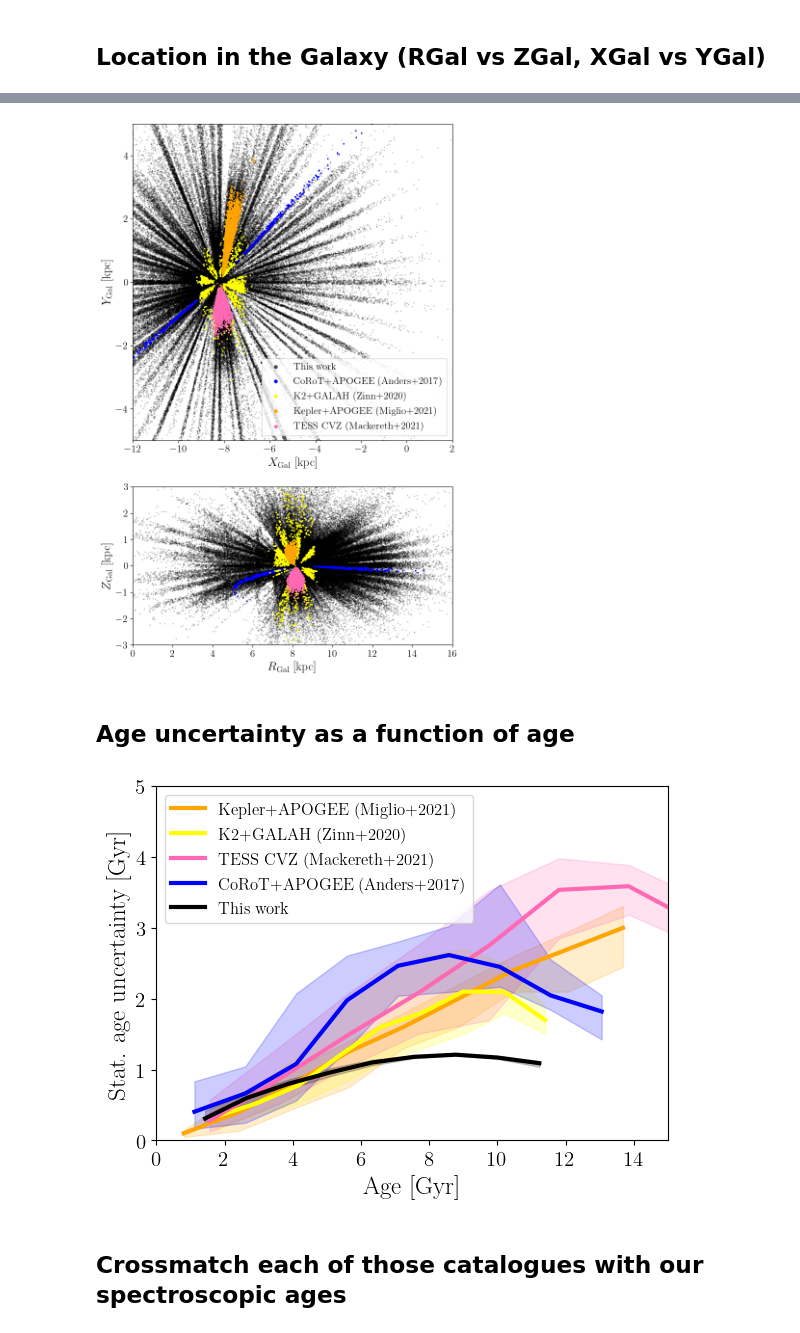
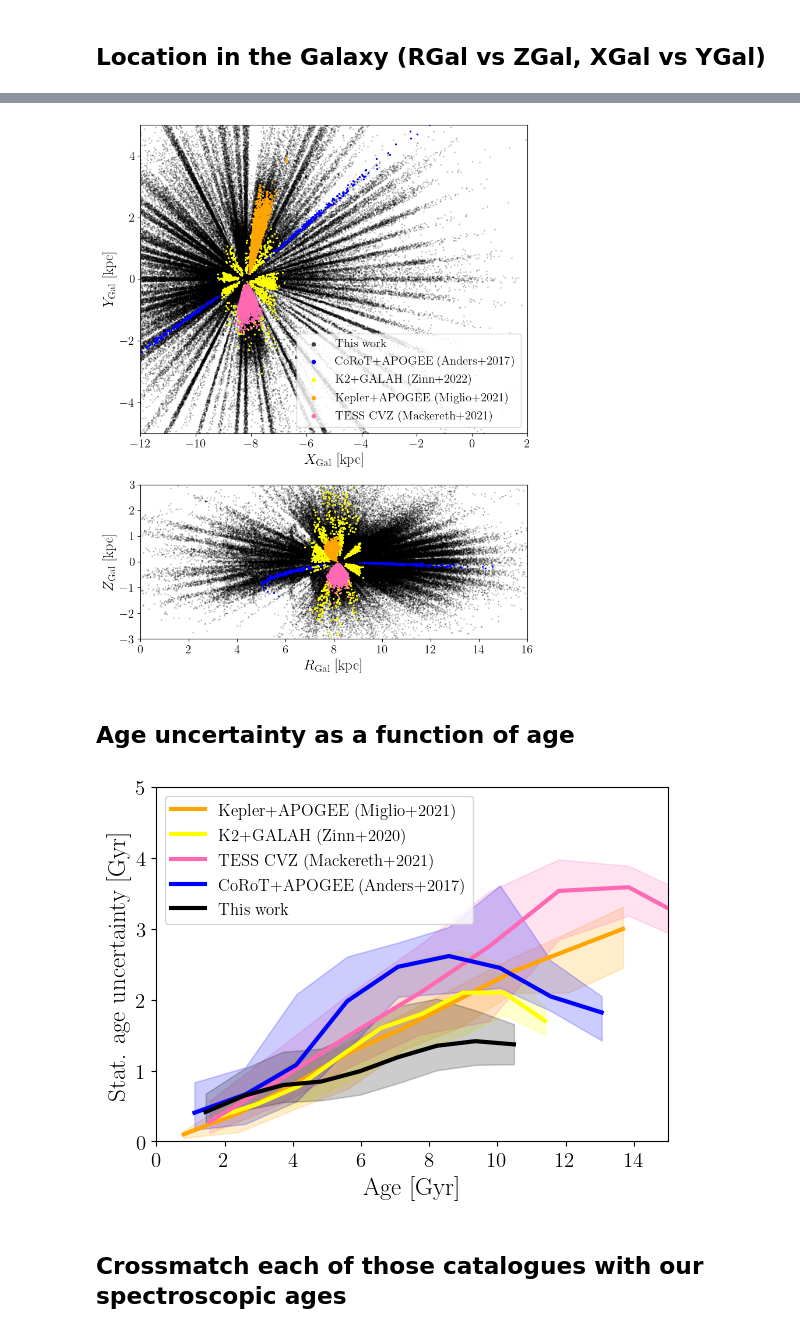
Before and after one commit to fjaellet/xgboost_chem_ages, a Jupyter notebook: py/test_age_catalogues.ipynb, the cells around one changed output, grey strips where cells are left out. Saved outputs shown, nothing was run; the diff lists cells and outputs as text; code cells hidden in the pictures.

Commit message:
update before resubmission, new version of the catalogue incl. ind. uncertainties & flags

```diff
--- a/py/test_age_catalogues.ipynb
+++ b/py/test_age_catalogues.ipynb
@@ -45,14 +45,15 @@ mpl.rc('text', usetex=True)
 ### Decide whether to produce comparison plots wrt to calibrated or uncalibrated ages:
 # %%
 calib        = False
-suffix       = "_230414"
+suffix       = "_230711"
 
 if calib:
     agecol = "spec_age"+suffix+"_calib"
 else:
     agecol = "spec_age"+suffix
 
-uncertcol  = "spec_age"+suffix+"_uncert"
+uncertcolu = "spec_age"+suffix+"_sigu"
+uncertcoll = "spec_age"+suffix+"_sigl"
 # %% [markdown]
 ## Read asteroseismic age data tables
 # %% [markdown]
@@ -84,6 +85,6 @@ We also have the K2 + GALAH data from [Zinn+2020](https://ui.adsabs.harvard.edu/
 # %%
-zinn2020 = Table.read("../data/k2_galah_zinn2020.fits")
-zinn2020
+zinn2022 = Table.read("../data/k2_galah_zinn2022.fits")
+zinn2022
 # %% [output]
 Table length=1347
 | EPIC | GALAH | age | e_age | FeH | Teff | MgFe | e_FeH | e_Teff | e_MgFe | sobject_id_1 | ... |
@@ -174,44 +221,44 @@ our_cat = dr17_master[ chem_age ]
 # %%
-f, (a0, a1) = plt.subplots(2, 1, height_ratios=[4, 2], figsize=(8,12))
+f, (a0, a1) = plt.subplots(2, 1, height_ratios=[4, 2], figsize=(8,10))
 
 # First fool the legend:
 a0.scatter([-999.], [-999.], c="k", s=20, alpha=0.7, label="This work")
 a0.scatter([-999.], [-999.], s=20, c="b", label="CoRoT+APOGEE (Anders+2017)")
-a0.scatter([-999.], [-999.], s=20, c="yellow", label="K2+GALAH (Zinn+2020)")
+a0.scatter([-999.], [-999.], s=20, c="yellow", label="K2+GALAH (Zinn+2022)")
 a0.scatter([-999.], [-999.], s=20, c="orange", label="Kepler+APOGEE (Miglio+2021)")
 a0.scatter([-999.], [-999.], s=20, c="hotpink", label="TESS CVZ (Mackereth+2021)")
 a0.legend(loc="lower right", fontsize=15)
 
 # Then plot the actual data
 a0.scatter(-dr17_master['Xg'][chem_age], dr17_master['Yg'][chem_age], c="k", s=1, alpha=0.2)
 a0.scatter(-anders2017['Xg'],   anders2017['Yg'],   s=2, c="b")
-a0.scatter(zinn2020['Xg'],     zinn2020['Yg'],     s=2, c="yellow")
+a0.scatter(zinn2022['Xg'],     zinn2022['Yg'],     s=2, c="yellow")
 a0.scatter(-np.cos(miglio2021['Galphi'])*(miglio2021['GalR']),
            np.sin(miglio2021['Galphi'])*(miglio2021['GalR']),
            s=2, c="orange")
 a0.scatter(mackereth2021['XGal'][mackereth2021["age_PARAM_BHM"]>0],
             mackereth2021['YGal'][mackereth2021["age_PARAM_BHM"]>0],
             s=2, c="hotpink")
 a0.axis([-12, 2, -5, 5])
 a0.set_xlabel(r"$X_{\rm Gal}$ [kpc]", fontsize=18)
 a0.set_ylabel(r"$Y_{\rm Gal}$ [kpc]", fontsize=18)
 
 
 a1.scatter(dr17_master['Rg'][chem_age], dr17_master['Zg'][chem_age], c="k", s=1, alpha=0.2, label="APOGEE DR17 (This work)")
 a1.scatter(anders2017['Rg'],   anders2017['Zg'],   s=2, c="b", label="CoRoT+APOGEE (Anders+2017)")
-a1.scatter(zinn2020['Rg'],     zinn2020['Zg'],     s=2, c="yellow", label="K2+GALAH (Zinn+2020)")
+a1.scatter(zinn2022['Rg'],     zinn2022['Zg'],     s=2, c="yellow", label="K2+GALAH (Zinn+2022)")
 a1.scatter(miglio2021['GalR'], miglio2021['GalZ'], s=2, c="orange", label="Kepler+APOGEE (Miglio+2021)")
 a1.scatter(mackereth2021['RGal'][mackereth2021["age_PARAM_BHM"]>0],
             mackereth2021['ZGal'][mackereth2021["age_PARAM_BHM"]>0],
             s=2, c="hotpink", label="TESS CVZ (Mackereth+2021)")
 a1.axis([0, 16, -3, 3])
 a1.set_xlabel(r"$R_{\rm Gal}$ [kpc]", fontsize=18)
 a1.set_ylabel(r"$Z_{\rm Gal}$ [kpc]", fontsize=18)
 
 plt.tight_layout()
 plt.savefig("../im/XYRZ_all_vs_others.png", dpi=300)
 # %% [output]
-[figure, old version]
+[figure, new version]
 # %% [markdown]
 ## Age uncertainty as a function of age
 # %%
@@ -221,7 +268,7 @@ plot_scatter = False
 if plot_scatter:
     plt.scatter(-miglio2021['Age'], 0.5*(miglio2021['b_age_lc']-miglio2021['b_Age']),
                 c="orange", label="Kepler+APOGEE (Miglio+2021)", s=5)
-    plt.scatter(-zinn2020['age'], zinn2020['e_age'],
+    plt.scatter(-zinn2022['age'], zinn2022['e_age'],
                 c="yellow", label="K2+GALAH (Zinn+2020)", s=5)
     plt.scatter(-mackereth2021['age_PARAM_BHM'][mackereth2021['age_PARAM_BHM']>0],
                 0.5*(mackereth2021['age_68U_PARAM_BHM']-mackereth2021['age_68L_PARAM_BHM'])[mackereth2021['age_PARAM_BHM']>0],
@@ -231,14 +278,14 @@ if plot_scatter:
 else:
     overplot_trend(miglio2021['Age'], 0.5*(miglio2021['b_age_lc']-miglio2021['b_Age']),
                    color="orange", alpha=0.2, bins=10, label="Kepler+APOGEE (Miglio+2021)")
-    overplot_trend(zinn2020['age'], zinn2020['e_age'],
+    overplot_trend(zinn2022['age'], zinn2022['e_age'],
                    color="yellow", alpha=0.2, bins=10, label="K2+GALAH (Zinn+2020)")
     overplot_trend(mackereth2021['age_PARAM_BHM'][mackereth2021['age_PARAM_BHM']>0],
                    0.5*(mackereth2021['age_68U_PARAM_BHM']-mackereth2021['age_68L_PARAM_BHM'])[mackereth2021['age_PARAM_BHM']>0],
                    color="hotpink", alpha=0.2, bins=10, label="TESS CVZ (Mackereth+2021)")
     overplot_trend(anders2017['AgeM'], 0.5*(anders2017['AgeM68U']-anders2017['AgeM68L']),
                    alpha=0.2, color="b", bins=10, label="CoRoT+APOGEE (Anders+2017)")
-    overplot_trend(our_cat[agecol], our_cat[uncertcol],
+    overplot_trend(our_cat[agecol], 0.5*(our_cat[uncertcolu]+our_cat[uncertcoll]),
                    alpha=0.2, color="k", bins=10, label=r"This work")
 #plt.title('Statistical age uncertainty vs. age')
 
@@ -249,7 +296,7 @@ plt.ylabel(r"Stat. age uncertainty [Gyr]", fontsize=18)
 plt.tight_layout()
 plt.savefig("../im/seismic_age_uncerts.png")
 # %% [output]
-[figure, old version]
+[figure, new version]
 # %% [markdown]
 ## Crossmatch each of those catalogues with our spectroscopic ages
 # %%
```
Also changed, not shown: parts of 12 cells of this notebook, 41 other files.
